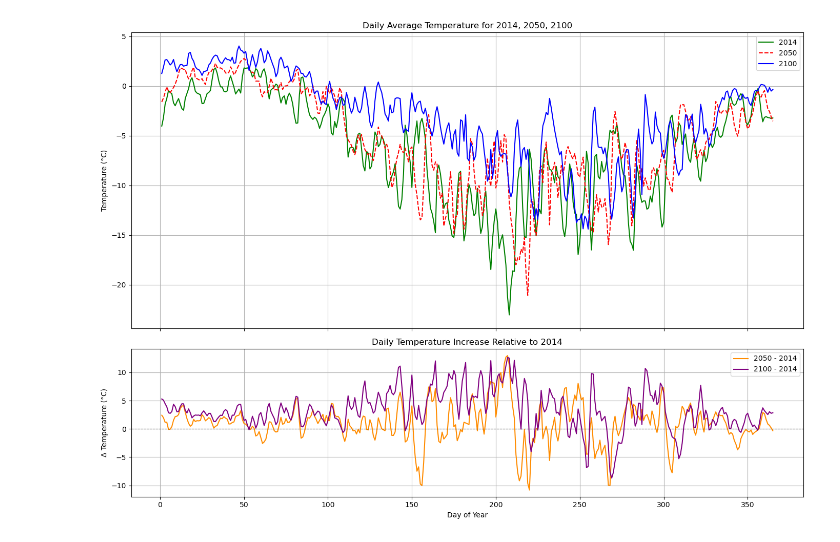
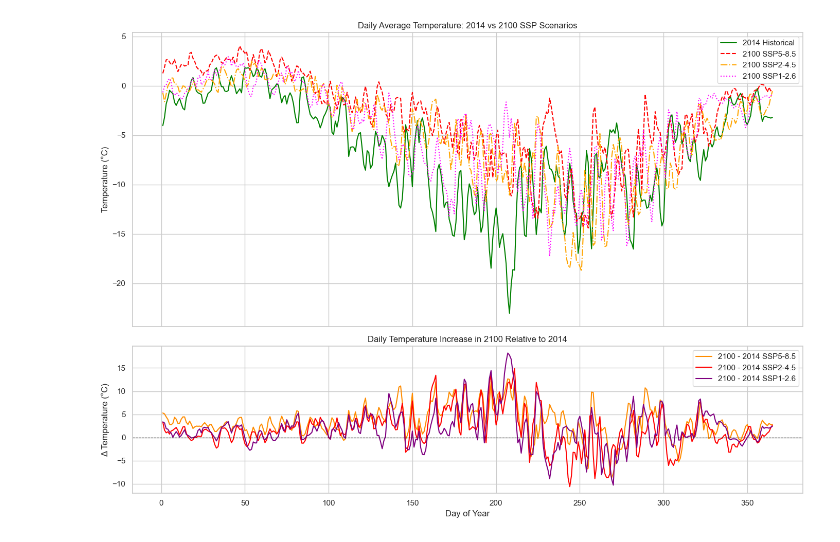
Before and after one commit to zubairasyraf169/Effects-of-Warming-Induced-Precipitation-Changes-on-Snow-on-Antarctic-Sea-Ice, a Jupyter notebook: CMIP6 RCP5-8.5 Temperature_Percipitation.ipynb, the cells around one changed output. Cells and saved outputs as stored; diff of their text form; code cells hidden in the pictures.

```diff
--- a/CMIP6 RCP5-8.5 Temperature_Percipitation.ipynb
+++ b/CMIP6 RCP5-8.5 Temperature_Percipitation.ipynb
@@ -2,79 +13,85 @@
 import xarray as xr
 import matplotlib.pyplot as plt
 import pandas as pd
+import seaborn as sns
+
+#  Seaborn theme
+sns.set_theme(style="whitegrid")
 
 # Load the CMIP6 files
-file_path1 = 'tas_day_MPI-ESM1-2-LR_ssp585_r1i1p1f1_gn_21000101-21001231.nc'  # 2100 data
-file_path2 = 'tas_day_MPI-ESM1-2-LR_ssp585_r1i1p1f1_gn_20500101-20501231.nc'  # 2050 data
-file_path3 = 'tas_day_MPI-ESM1-2-LR_historical_r1i1p1f1_gn_20140101-20141231.nc'  # 2014 data
-data1 = xr.open_dataset(file_path1)
-data2 = xr.open_dataset(file_path2)
-data3 = xr.open_dataset(file_path3)
+file_path1 = 'tas_day_MPI-ESM1-2-LR_ssp585_r1i1p1f1_gn_21000101-21001231.nc'  # SSP5-8.5 2050 data
+file_path2 = 'tas_day_MPI-ESM1-2-LR_historical_r1i1p1f1_gn_20140101-20141231.nc'  # Historical 2014 data
+file_path3 = 'tas_day_MPI-ESM1-2-LR_ssp245_r1i1p1f1_gn_20150101-21001231.nc'  # SSP2-4.5 2050 data
+file_path4 = 'tas_day_MPI-ESM1-2-LR_ssp126_r1i1p1f1_gn_20500101-21001231.nc'  # SSP1-2.6 2050 data
+
+data_ssp585_2050 = xr.open_dataset(file_path1)
+data_hist_2014 = xr.open_dataset(file_path2)
+data_ssp245_2050 = xr.open_dataset(file_path3)
+data_ssp126_2050 = xr.open_dataset(file_path4)
 
 # Convert to Celsius
-tas1_C = data1['tas'] - 273.15
-tas2_C = data2['tas'] - 273.15
-tas3_C = data3['tas'] - 273.15
+tas_ssp585_2100 = data_ssp585_2050['tas'] - 273.15
+tas_hist_2014 = data_hist_2014['tas'] - 273.15
+tas_ssp245_2100 = data_ssp245_2050['tas'] - 273.15
+tas_ssp126_2100 = data_ssp126_2050['tas'] - 273.15
 
 # Slice the full year
-tas1_C = tas1_C.sel(time=slice('2100-01-01', '2100-12-31'))
-tas2_C = tas2_C.sel(time=slice('2050-01-01', '2050-12-31'))
-tas3_C = tas3_C.sel(time=slice('2014-01-01', '2014-12-31'))
+tas_ssp585_2100_C = tas_ssp585_2100.sel(time=slice('2100-01-01', '2100-12-31'))
+tas_hist_2014_C = tas_hist_2014.sel(time=slice('2014-01-01', '2014-12-31'))
+tas_ssp245_2100_C = tas_ssp245_2100.sel(time=slice('2100-01-01', '2100-12-31'))
+tas_ssp126_2100_C = tas_ssp126_2100.sel(time=slice('2100-01-01', '2100-12-31'))
 
 # Average over lat and lon
-daily_2100 = tas1_C.mean(dim=['lat', 'lon'])
-daily_2050 = tas2_C.mean(dim=['lat', 'lon'])
-daily_2014 = tas3_C.mean(dim=['lat', 'lon'])
+daily_ssp585_2100 = tas_ssp585_2100_C.mean(dim=['lat', 'lon'])
+daily_hist_2014 = tas_hist_2014_C.mean(dim=['lat', 'lon'])
+daily_ssp245_2100 = tas_ssp245_2100_C.mean(dim=['lat', 'lon'])
+daily_ssp126_2100 = tas_ssp126_2100_C.mean(dim=['lat', 'lon'])
 
 # Add day-of-year
-daily_2100['doy'] = daily_2100['time'].dt.dayofyear
-daily_2050['doy'] = daily_2050['time'].dt.dayofyear
-daily_2014['doy'] = daily_2014['time'].dt.dayofyear
+daily_ssp585_2100['doy'] = daily_ssp585_2100['time'].dt.dayofyear
+daily_hist_2014['doy'] = daily_hist_2014['time'].dt.dayofyear
+daily_ssp245_2100['doy'] = daily_ssp245_2100['time'].dt.dayofyear
+daily_ssp126_2100['doy'] = daily_ssp126_2100['time'].dt.dayofyear
 
 # Align time series on day-of-year
-df_2100 = daily_2100.to_dataframe(name='tas_2100').set_index('doy')
-df_2050 = daily_2050.to_dataframe(name='tas_2050').set_index('doy')
-df_2014 = daily_2014.to_dataframe(name='tas_2014').set_index('doy')
+df_ssp585_2100 = daily_ssp585_2100.to_dataframe(name='tas_ssp585_2100').set_index('doy')
+df_hist_2014 = daily_hist_2014.to_dataframe(name='tas_2014').set_index('doy')
+df_ssp245_2100 = daily_ssp245_2100.to_dataframe(name='tas_ssp245_2100').set_index('doy')
+df_ssp126_2100 = daily_ssp126_2100.to_dataframe(name='tas_ssp126_2100').set_index('doy')
 
 # Combine into single dataframe
-df = pd.concat([df_2014, df_2050, df_2100], axis=1)
+df = pd.concat([df_hist_2014, df_ssp585_2100, df_ssp245_2100, df_ssp126_2100], axis=1)
 
-# Compute warming
-df['delta_2050_2014'] = df['tas_2050'] - df['tas_2014']
-df['delta_2100_2014'] = df['tas_2100'] - df['tas_2014']
+# Compute warming relative to 2014
+df['delta_ssp585_2100'] = df['tas_ssp585_2100'] - df['tas_2014']
+df['delta_ssp245_2100'] = df['tas_ssp245_2100'] - df['tas_2014']
+df['delta_ssp126_2100'] = df['tas_ssp126_2100'] - df['tas_2014']
 
 # Plotting
 fig, axs = plt.subplots(2, 1, figsize=(14, 10), sharex=True, gridspec_kw={'height_ratios': [2, 1]})
 
-# --- Plot 1: Daily mean tas ---
-axs[0].plot(df.index, df['tas_2014'], label='2014', color='green')
-axs[0].plot(df.index, df['tas_2050'], label='2050', color='red', linestyle='--')
-axs[0].plot(df.index, df['tas_2100'], label='2100', color='blue')
+# --- Plot 1: Daily mean tas for 2014 and 2050 scenarios ---
+axs[0].plot(df.index, df['tas_2014'], label='2014 Historical', color='green')
+axs[0].plot(df.index, df['tas_ssp585_2100'], label='2100 SSP5-8.5', color='red', linestyle='--')
+axs[0].plot(df.index, df['tas_ssp245_2100'], label='2100 SSP2-4.5', color='orange', linestyle='-.')
+axs[0].plot(df.index, df['tas_ssp126_2100'], label='2100 SSP1-2.6', color='magenta', linestyle=':')
 axs[0].set_ylabel('Temperature (°C)')
-axs[0].set_title('Daily Average Temperature for 2014, 2050, 2100')
+axs[0].set_title('Daily Average Temperature: 2014 vs 2100 SSP Scenarios')
 axs[0].grid(True)
 axs[0].legend()
 
-# --- Plot 2: Warming difference ---
-axs[1].plot(df.index, df['delta_2050_2014'], label='2050 - 2014', color='darkorange')
-axs[1].plot(df.index, df['delta_2100_2014'], label='2100 - 2014', color='purple')
+# --- Plot 2: Warming difference (2100 - 2014) ---
+axs[1].plot(df.index, df['delta_ssp585_2100'], label='2100 - 2014 SSP5-8.5', color='darkorange')
+axs[1].plot(df.index, df['delta_ssp245_2100'], label='2100 - 2014 SSP2-4.5', color='red')
+axs[1].plot(df.index, df['delta_ssp126_2100'], label='2100 - 2014 SSP1-2.6', color='purple')
 axs[1].set_ylabel('Δ Temperature (°C)')
 axs[1].set_xlabel('Day of Year')
-axs[1].set_title('Daily Temperature Increase Relative to 2014')
+axs[1].set_title('Daily Temperature Increase in 2100 Relative to 2014')
 axs[1].axhline(0, color='black', linewidth=0.8, linestyle='--')
 axs[1].grid(True)
 axs[1].legend()
 
 plt.tight_layout()
 plt.show()
-
-# Print max and min warming values
-max_delta_2050 = df['delta_2050_2014'].max()
-min_delta_2050 = df['delta_2050_2014'].min()
-max_delta_2100 = df['delta_2100_2014'].max()
-min_delta_2100 = df['delta_2100_2014'].min()
-
-print(f"2050 - 2014 warming: Max = {max_delta_2050:.2f} °C, Min = {min_delta_2050:.2f} °C")
-print(f"2100 - 2014 warming: Max = {max_delta_2100:.2f} °C, Min = {min_delta_2100:.2f} °C")
 # %% [output]
-[figure, old version]
+[figure, new version]
```
Also changed, not shown: parts of 5 cells of this notebook.
